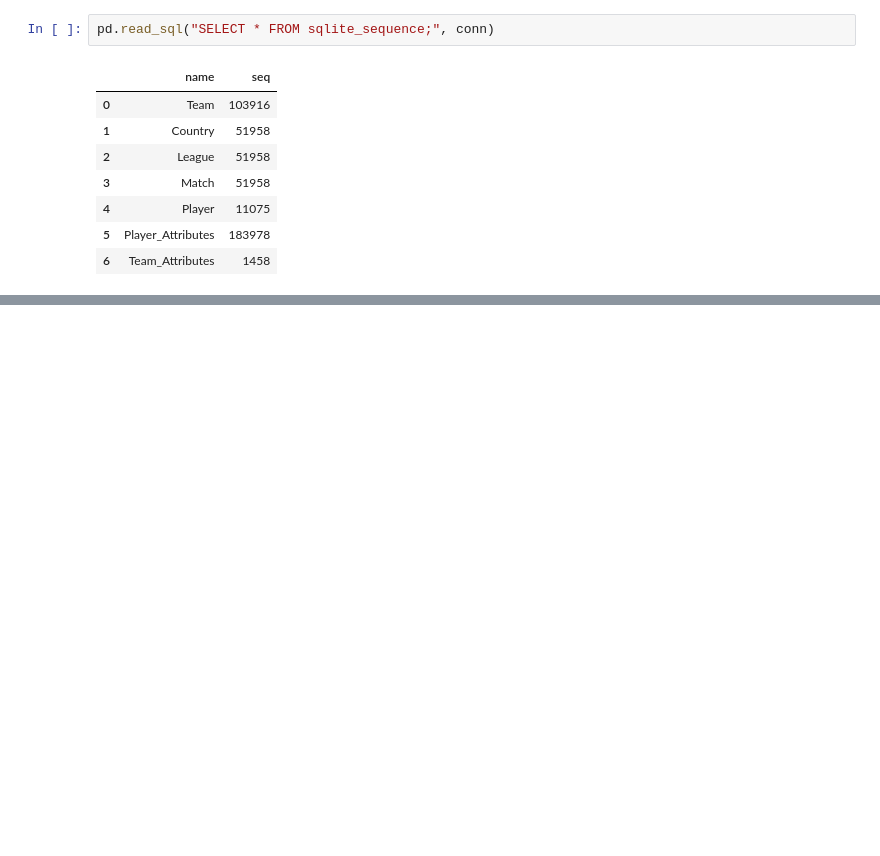
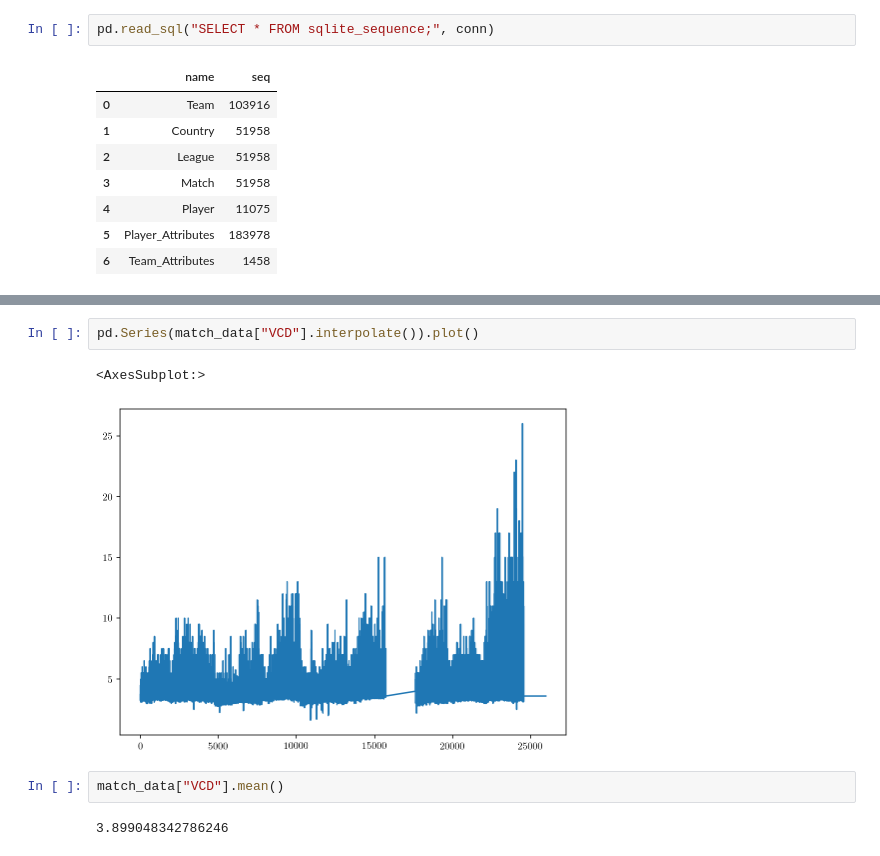
Before and after one commit to mamerchandmedi/Field_positions_classification, a Jupyter notebook: TOY.ipynb, the cells around one changed output, grey strips where cells are left out. Cells and saved outputs as stored; diff of their text form; blank space fills up the shorter version.

```diff
--- a/TOY.ipynb
+++ b/TOY.ipynb
@@ -137,0 +221,9 @@ team_data[team_data.team_api_id==match_data.iloc[some_match].away_team_api_id]
+# %%
+pd.Series(match_data["VCD"].interpolate()).plot()
+# %% [output]
+<AxesSubplot:>
+[figure, added]
+# %%
+match_data["VCD"].mean()
+# %% [output]
+3.899048342786246
```
Also changed, not shown: parts of 26 cells of this notebook.
